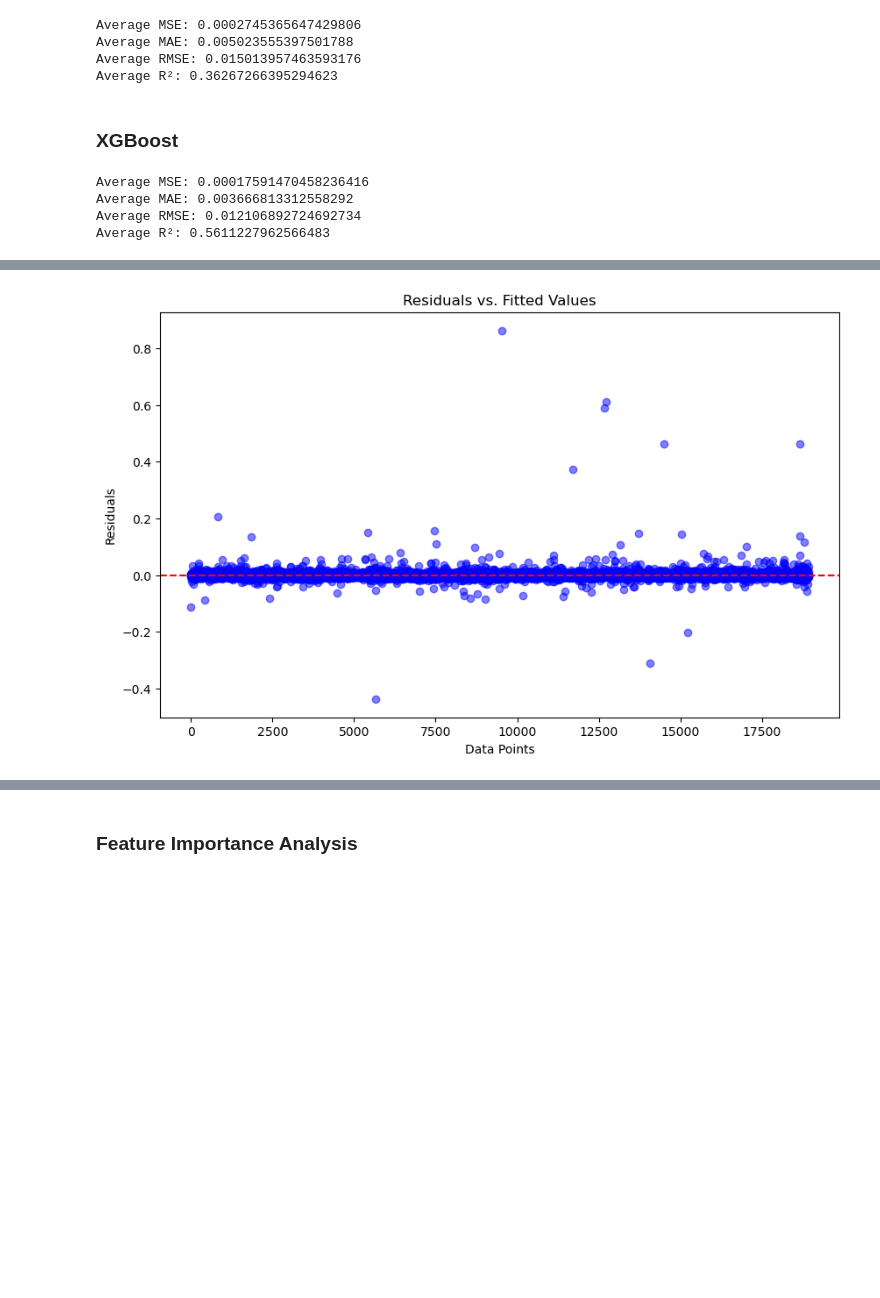
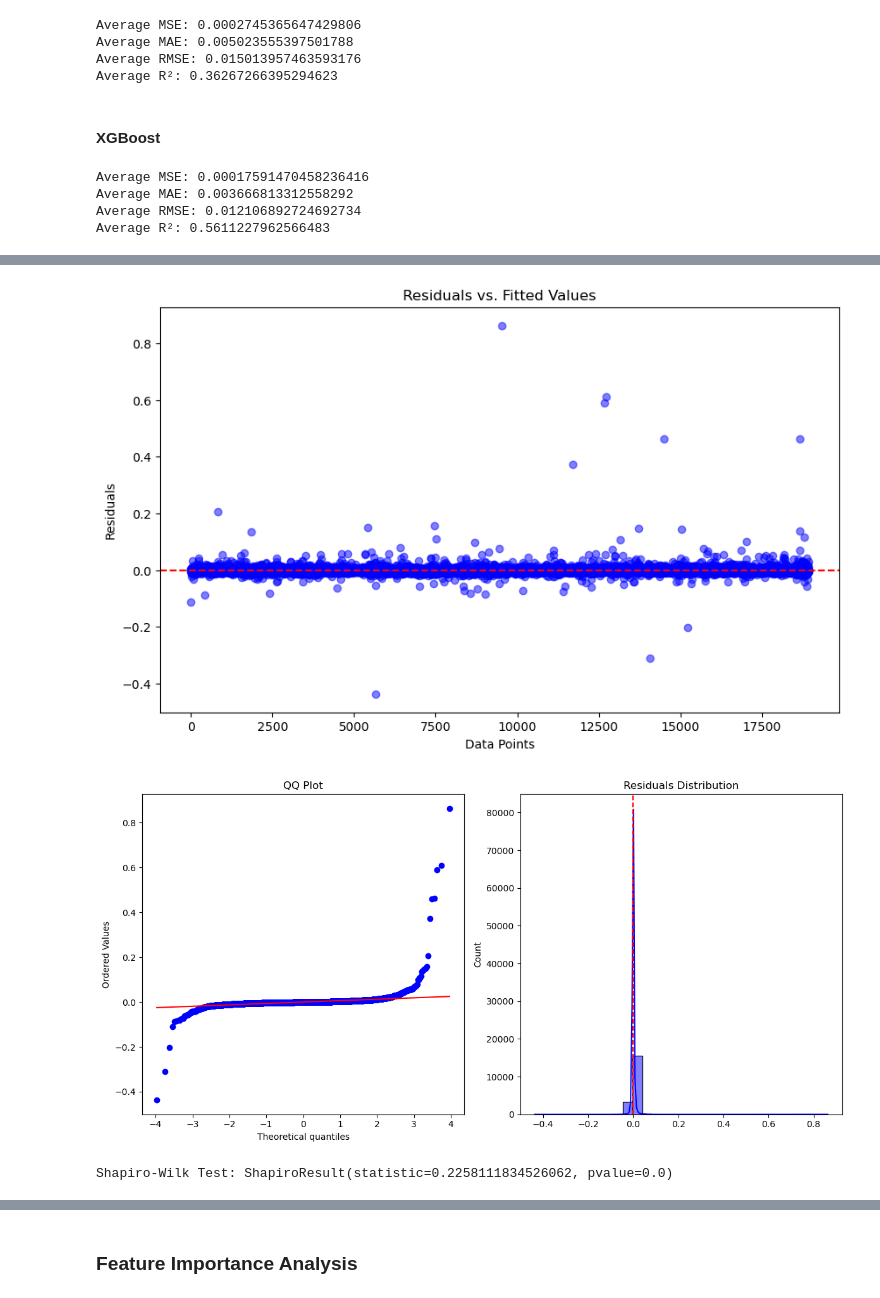
Before and after one commit to christianp12/Data-Driven-Exploration-of-Airbnb-Listings-Price, a Jupyter notebook: regression models.ipynb, the cells around one changed output, grey strips where cells are left out. Drawn from its saved outputs; the diff is of its cells as text; code cells hidden in the pictures; blank space fills up the shorter version.

Commit message:
cleaned regression models

```diff
--- a/regression models.ipynb
+++ b/regression models.ipynb
@@ -192,26 +178,26 @@ Average MAE: 0.005023555397501788
 Average RMSE: 0.015013957463593176
 Average R²: 0.36267266395294623
 # %% [markdown]
-<h3>XGBoost</h3>
+<h4>XGBoost</h4>
 # %%
 import xgboost as xgb
 
-# Initialize the XGBoost model for regression
 xgboost_model = xgb.XGBRegressor(objective='reg:squarederror', n_estimators=100, learning_rate=0.1, max_depth=6)
 
-# Perform cross-validation on X with amenities
-mse_cv, mae_cv, rmse_cv, r2_cv, residuals = perform_cross_validation(X, y, xgboost_model, kf)
+mse_cv, mae_cv, rmse_cv, r2_cv, residuals_xgb = perform_cross_validation(X, y, xgboost_model, kf)
 print("Average MSE:", mse_cv)
 print("Average MAE:", mae_cv)
 print("Average RMSE:", rmse_cv)
 print("Average R²:", r2_cv)
 
-plot_residuals(residuals)
+plot_residuals(residuals_xgb)
 # %% [output]
 Average MSE: 0.00017591470458236416
 Average MAE: 0.003666813312558292
 Average RMSE: 0.012106892724692734
 Average R²: 0.5611227962566483
 [figure]
 [figure]
+[figure, added]
+Shapiro-Wilk Test: ShapiroResult(statistic=0.2258111834526062, pvalue=0.0)
 # %% [markdown]
```
Also changed, not shown: parts of 18 cells of this notebook.
